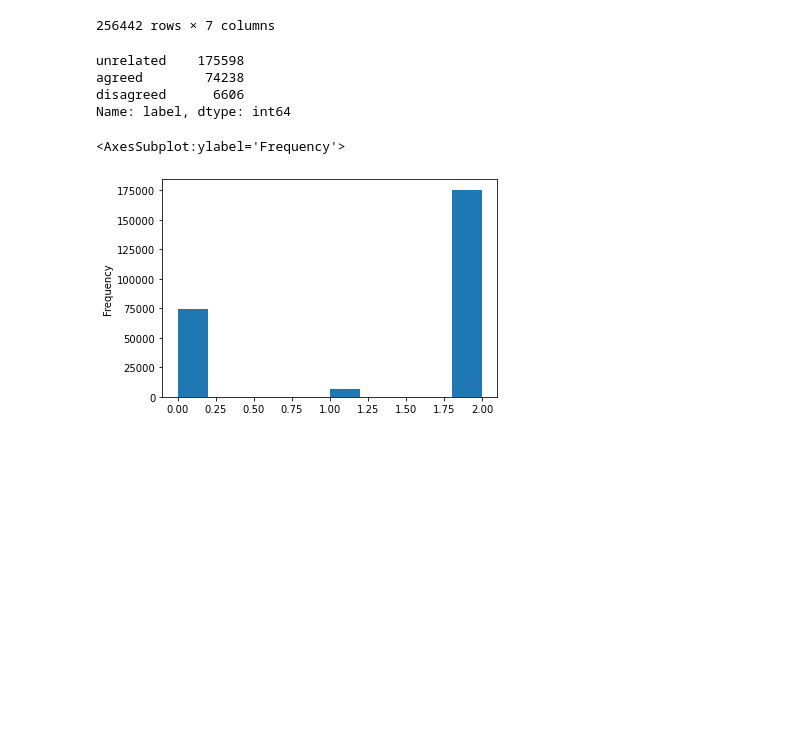
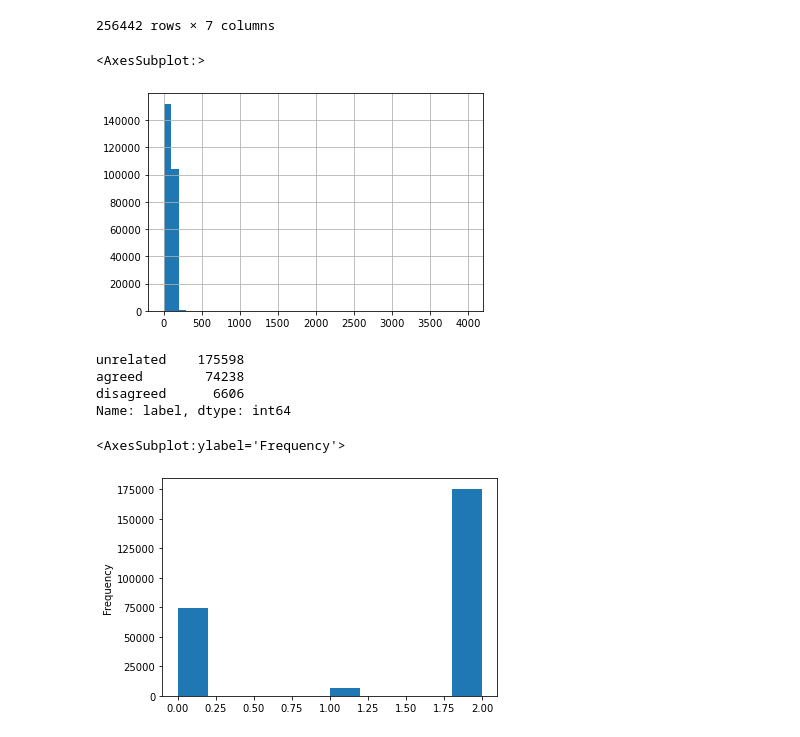
Before and after one commit to Yale-Li/social-network-analysis-proj2, a Jupyter notebook: data_analysis.ipynb, the cells around one changed output. Cells and saved outputs as stored; diff of their text form; code cells hidden in the pictures; blank space fills up the shorter version.

```diff
--- a/data_analysis.ipynb
+++ b/data_analysis.ipynb
@@ -35,5 +35,12 @@ dtype: int64
 | 256440 | 101494 | 167562 | 137705 | egypt 's presidential election fa... | Rumor has it that Egypt is very u... | unrelated | 2 |
 | 256441 | 89356 | 167563 | 66480 | Will the United States wage war o... | Saddam's daughter refutes rumors:... | unrelated | 2 |
 256442 rows × 7 columns
+# %%
+# print(train_df['title1_en'].str.len().value_counts())
+# train_df['title1_en'].str.len().plot(kind='hist')
+train_df['title2_en'].str.len().hist(bins=40)
+# %% [output]
+<AxesSubplot:>
+[figure, added]
 # %%
 print(train_df['label'].value_counts())
```
Also changed, not shown: parts of 3 cells of this notebook, 3 other files.
